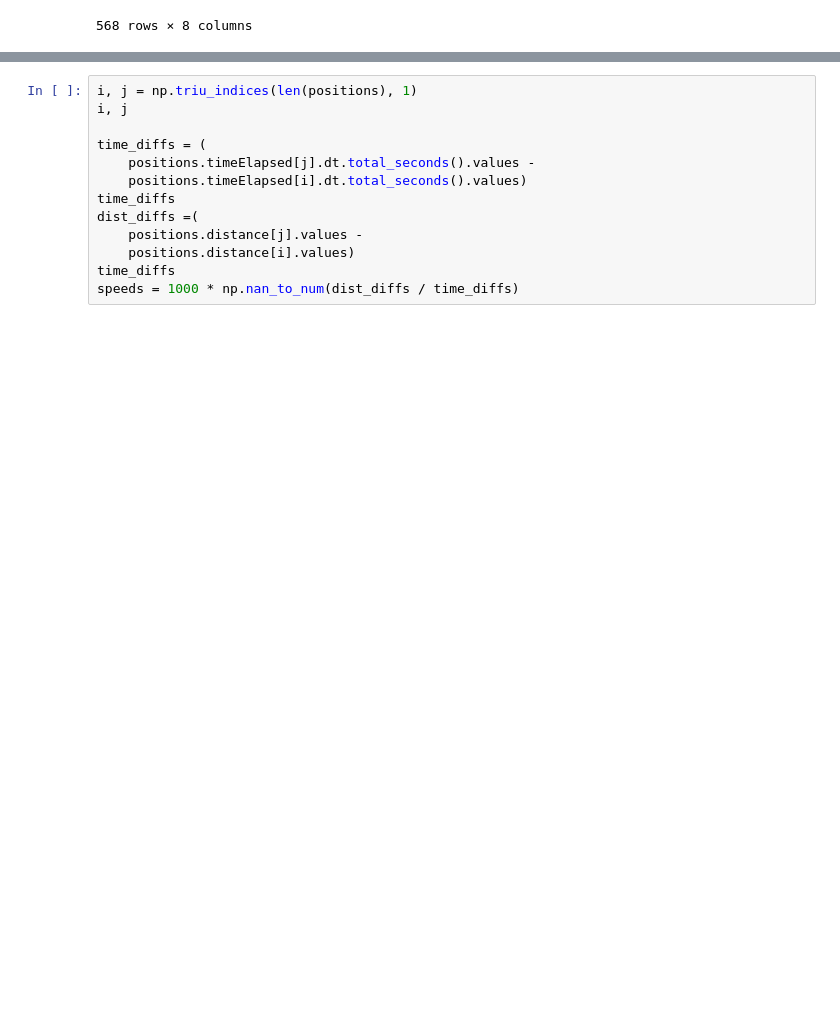
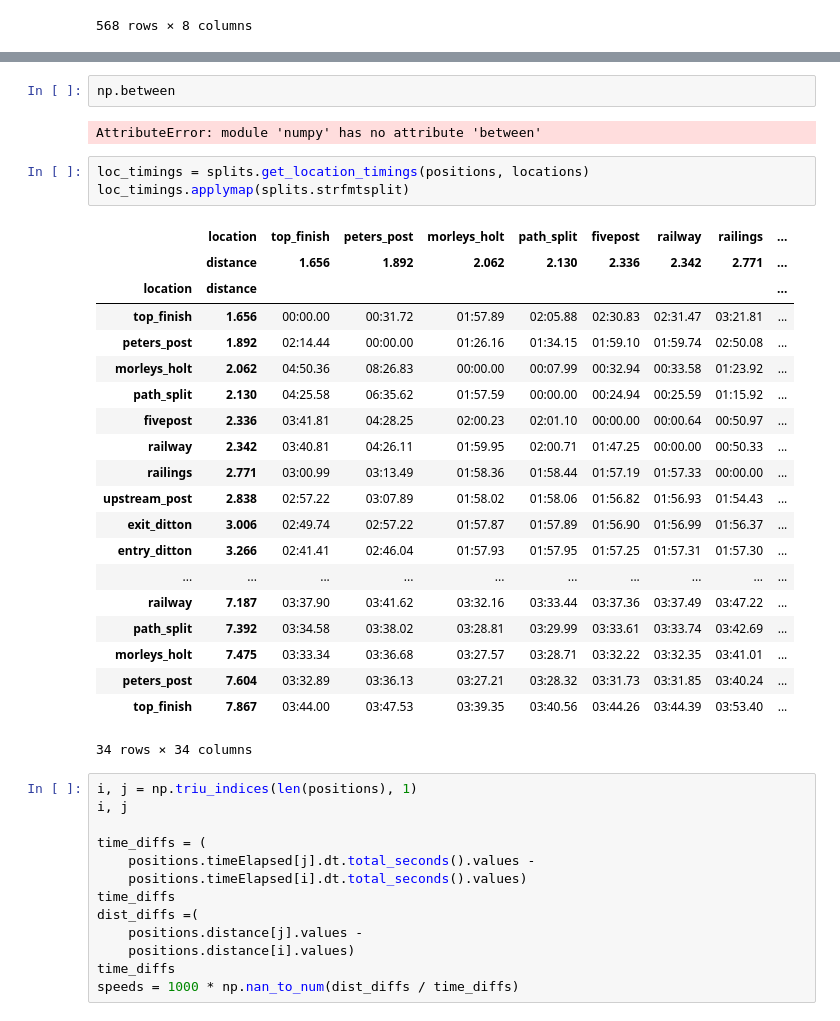
Before and after one commit to matthewghgriffiths/gps_analysis, a Jupyter notebook: gps_analysis.ipynb, the cells around one changed output, grey strips where cells are left out. Drawn from its saved outputs; the diff is of its cells as text; blank space fills up the shorter version.

Commit message:
adding find_best_splits

```diff
--- a/gps_analysis.ipynb
+++ b/gps_analysis.ipynb
@@ -56,3 +190,31 @@ loc_times
+# %%
+np.between
+# %% [output]
+AttributeError: module 'numpy' has no attribute 'between'
+# %%
+loc_timings = splits.get_location_timings(positions, locations)
+loc_timings.applymap(splits.strfmtsplit)
+# %% [output]
+|  | location | top_finish | peters_post | morleys_holt | path_split | fivepost | railway | railings | ... |
+|  | distance | 1.656 | 1.892 | 2.062 | 2.130 | 2.336 | 2.342 | 2.771 | ... |
+| location | distance |  |  |  |  |  |  |  | ... |
+| top_finish | 1.656 | 00:00.00 | 00:31.72 | 01:57.89 | 02:05.88 | 02:30.83 | 02:31.47 | 03:21.81 | ... |
+| peters_post | 1.892 | 02:14.44 | 00:00.00 | 01:26.16 | 01:34.15 | 01:59.10 | 01:59.74 | 02:50.08 | ... |
+| morleys_holt | 2.062 | 04:50.36 | 08:26.83 | 00:00.00 | 00:07.99 | 00:32.94 | 00:33.58 | 01:23.92 | ... |
+| path_split | 2.130 | 04:25.58 | 06:35.62 | 01:57.59 | 00:00.00 | 00:24.94 | 00:25.59 | 01:15.92 | ... |
+| fivepost | 2.336 | 03:41.81 | 04:28.25 | 02:00.23 | 02:01.10 | 00:00.00 | 00:00.64 | 00:50.97 | ... |
+| railway | 2.342 | 03:40.81 | 04:26.11 | 01:59.95 | 02:00.71 | 01:47.25 | 00:00.00 | 00:50.33 | ... |
+| railings | 2.771 | 03:00.99 | 03:13.49 | 01:58.36 | 01:58.44 | 01:57.19 | 01:57.33 | 00:00.00 | ... |
+| upstream_post | 2.838 | 02:57.22 | 03:07.89 | 01:58.02 | 01:58.06 | 01:56.82 | 01:56.93 | 01:54.43 | ... |
+| exit_ditton | 3.006 | 02:49.74 | 02:57.22 | 01:57.87 | 01:57.89 | 01:56.90 | 01:56.99 | 01:56.37 | ... |
+| entry_ditton | 3.266 | 02:41.41 | 02:46.04 | 01:57.93 | 01:57.95 | 01:57.25 | 01:57.31 | 01:57.30 | ... |
+| ... | ... | ... | ... | ... | ... | ... | ... | ... | ... |
+| railway | 7.187 | 03:37.90 | 03:41.62 | 03:32.16 | 03:33.44 | 03:37.36 | 03:37.49 | 03:47.22 | ... |
+| path_split | 7.392 | 03:34.58 | 03:38.02 | 03:28.81 | 03:29.99 | 03:33.61 | 03:33.74 | 03:42.69 | ... |
+| morleys_holt | 7.475 | 03:33.34 | 03:36.68 | 03:27.57 | 03:28.71 | 03:32.22 | 03:32.35 | 03:41.01 | ... |
+| peters_post | 7.604 | 03:32.89 | 03:36.13 | 03:27.21 | 03:28.32 | 03:31.73 | 03:31.85 | 03:40.24 | ... |
+| top_finish | 7.867 | 03:44.00 | 03:47.53 | 03:39.35 | 03:40.56 | 03:44.26 | 03:44.39 | 03:53.40 | ... |
+34 rows × 34 columns
 # %%
 i, j = np.triu_indices(len(positions), 1)
 i, j
```
Also changed, not shown: parts of 15 cells of this notebook, 2 other files.
